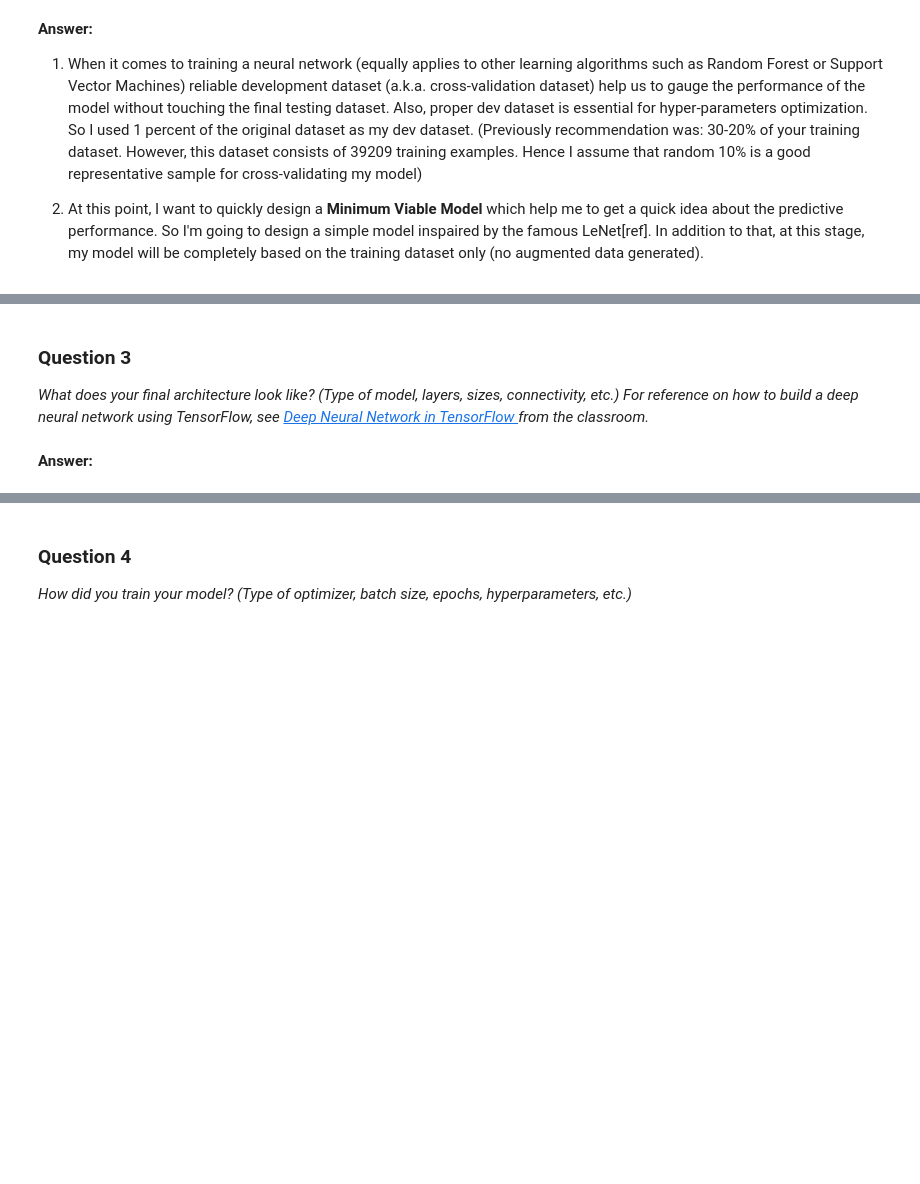
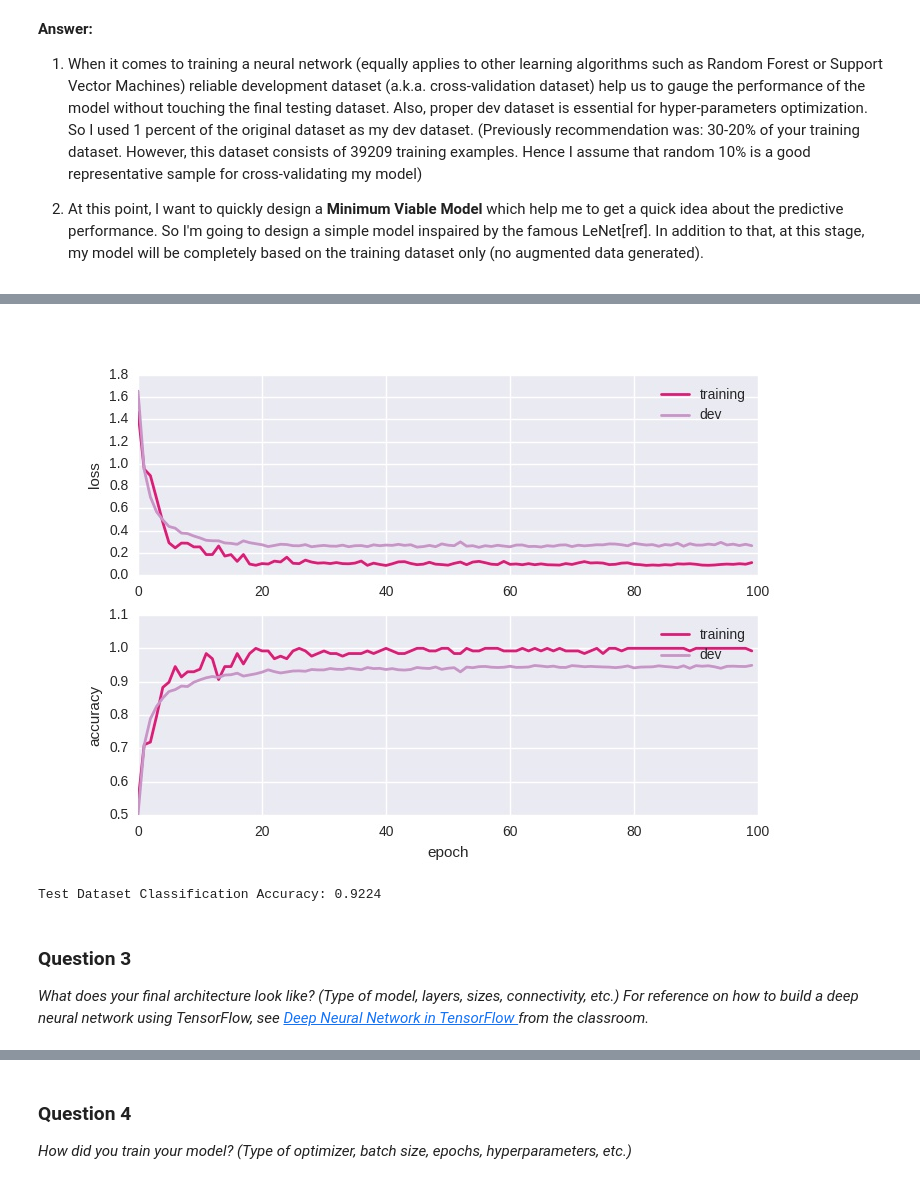
Before and after one commit to upul/Traffic-Signs, a Jupyter notebook: Traffic_Signs_Recognition.ipynb, the cells around one changed output, grey strips where cells are left out. Saved outputs shown, nothing was run; the diff lists cells and outputs as text; code cells hidden in the pictures; blank space fills up the shorter version.

```diff
--- a/Traffic_Signs_Recognition.ipynb
+++ b/Traffic_Signs_Recognition.ipynb
@@ -351,7 +373,38 @@ Epoch:80 train loss:0.0322 dev loss:0.0592 train accu:1.0000 dev accu:0.9961
+# %%
+Image('./images/learning_curves_with_augmented_data.jpg')
+# %% [output]
+[figure, added]
+# %%
+def eval_data(sess, dataset):
+    steps_per_epoch = dataset.length() // BATCH_SIZE
+    num_examples = steps_per_epoch * BATCH_SIZE
+    total_acc, total_loss = 0, 0
+    for step in range(steps_per_epoch):
+        batch_x, batch_y = dataset.next_batch(BATCH_SIZE)
+        loss, acc = sess.run([loss_op, accuracy_op], feed_dict={x: batch_x, y: batch_y, keep_prob: 1.0})
+        total_acc += (acc * batch_x.shape[0])
+        total_loss += (loss * batch_x.shape[0])
+    return total_loss / num_examples, total_acc / num_examples
+
+#def evaluate_model_performance(checkpoint_dir, meta_file, dataset):
+with tf.Session(graph = tf.Graph()) as sess:
+    saver = tf.train.import_meta_graph('./checkpoint_lenetplus/LeNetPlus.ckpt-274.meta')
+    saver.restore(sess,  tf.train.latest_checkpoint('./checkpoint_lenetplus'))
+
+    # Retrieve the Ops we 'remembered'.
+    x = tf.get_collection("x")[0]
+    y = tf.get_collection("y")[0]
+    keep_prob = tf.get_collection("keep_prob")[0]
+    logits = tf.get_collection('logits')[0]
+    accuracy_op = tf.get_collection('accuracy_op')[0]
+    loss_op = tf.get_collection('loss_op')[0]
+
+    model_loss, model_perf = eval_data(sess, testing_dataset)
+    print('Test Dataset Classification Accuracy: {:.4f}'.format(model_perf))
+# %% [output]
+Test Dataset Classification Accuracy: 0.9224
 # %% [markdown]
 ### Question 3
 
 _What does your final architecture look like? (Type of model, layers, sizes, connectivity, etc.)  For reference on how to build a deep neural network using TensorFlow, see [Deep Neural Network in TensorFlow
 ](https://classroom.udacity.com/nanodegrees/nd013/parts/fbf77062-5703-404e-b60c-95b78b2f3f9e/modules/6df7ae49-c61c-4bb2-a23e-6527e69209ec/lessons/b516a270-8600-4f93-a0a3-20dfeabe5da6/concepts/83a3a2a2-a9bd-4b7b-95b0-eb924ab14432) from the classroom._
-# %% [markdown]
-**Answer:**
```
Also changed, not shown: parts of 6 cells of this notebook, 14 other files.
